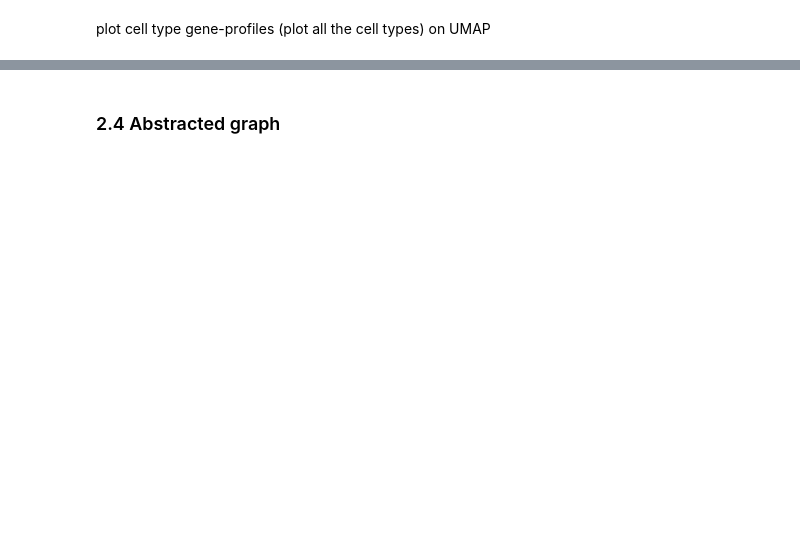
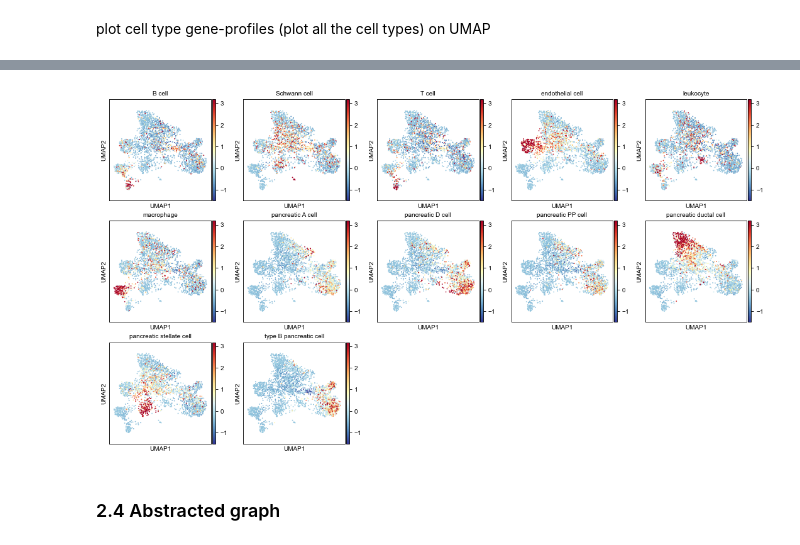
Before and after one commit to XingyanLiu/CAME, a Jupyter notebook: docs/source/_notebooks/getting_started_pipeline_un.ipynb, the cells around one changed output, grey strips where cells are left out. Cells and saved outputs as stored; diff of their text form; code cells hidden in the pictures; blank space fills up the shorter version.

```diff
--- a/docs/source/_notebooks/getting_started_pipeline_un.ipynb
+++ b/docs/source/_notebooks/getting_started_pipeline_un.ipynb
@@ -493,3 +487,7 @@ WARNING: saving figure to file ..\_temp\('Baron_human', 'Baron_mouse')-(10-07 23
+# %%
+fig2
+# %% [output]
+[figure, added]
 # %% [markdown]
 ### 2.4 Abstracted graph
 # %%
```
Also changed, not shown: parts of 20 cells of this notebook.
